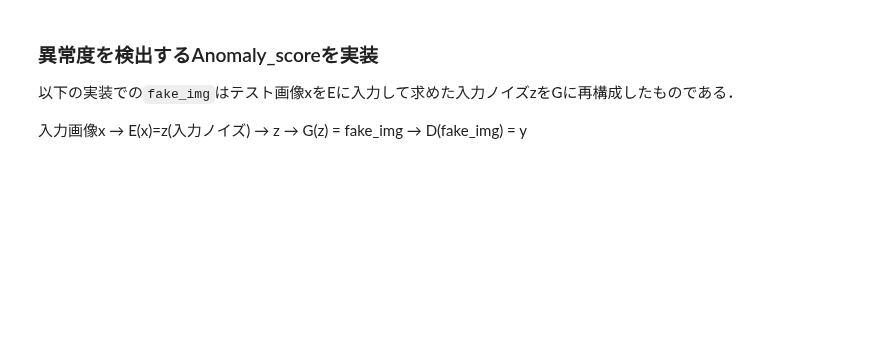
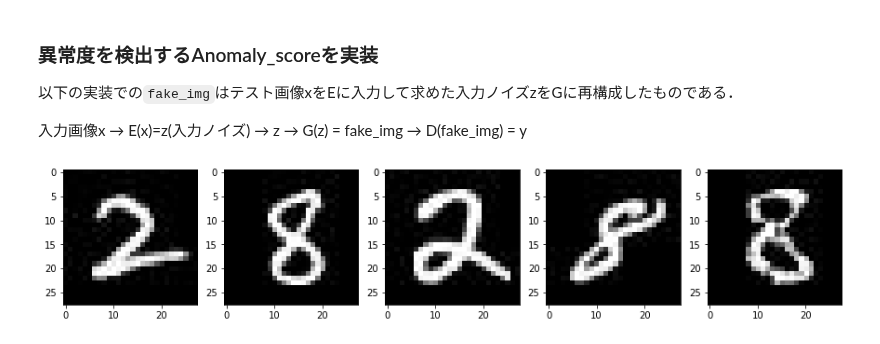
Before and after one commit to Hase-U/learn_pytorch_advanced, a Jupyter notebook: mycode/6_gan_anomaly_detection/EfficientGAN.ipynb, the cells around one changed output. Saved outputs shown, nothing was run; the diff lists cells and outputs as text; code cells hidden in the pictures; blank space fills up the shorter version.

````diff
--- a/mycode/6_gan_anomaly_detection/EfficientGAN.ipynb
+++ b/mycode/6_gan_anomaly_detection/EfficientGAN.ipynb
@@ -36,5 +36,6 @@ from torchvision import transforms
 import matplotlib.pyplot as plt
 %matplotlib inline
 # %%
-device = "cpu"
-# device = torch.device("cuda:0" if torch.cuda.is_available() else "cpu")
+# device = "cpu"
+device = torch.device("cuda:0" if torch.cuda.is_available() else "cpu")
+print(device)
@@ -552,8 +555,8 @@ def weights_init(m):
     elif classname.find("Linear") != -1:
         m.bias.data.fill_(0)
 # %%
-init_flag = 0
-model_epoch_num = 300
+init_flag = 1
+model_epoch_num = 1500
 
 G = Generator(z_dim = 20)
 D = Discriminator(z_dim = 20)
@@ -571,21 +574,25 @@ if init_flag == 0:
 else:
 
 #     学習済みモデルの適用
-#     G.to(device)
-#     D.to(device)
-#     E.to(device)
+    G.to(device)
+    D.to(device)
+    E.to(device)
 
     g_weights = torch.load("weights/bigan_g_"+ str(model_epoch_num)+ ".pth",
                             map_location={'cuda:0': 'cpu'})
     d_weights = torch.load("weights/bigan_d_"+ str(model_epoch_num)+ ".pth",
                             map_location={'cuda:0': 'cpu'})
-    e_weights = torch.load("weights/bigan_d_"+ str(model_epoch_num)+ ".pth",
+    e_weights = torch.load("weights/bigan_e_"+ str(model_epoch_num)+ ".pth",
                             map_location={'cuda:0': 'cpu'})
 
 
-    G.load_state_dict(g_weights)
-    D.load_state_dict(d_weights)
-    E.load_state_dict(e_weights)
+    print(G.load_state_dict(g_weights))
+    print(D.load_state_dict(d_weights))
+    print(E.load_state_dict(e_weights))
+
+    G_update = G
+    D_update = D
+    E_update = E
 
     print("ネットワークのモデル適用完了")
 # %% [output]
@@ -681,6 +709,18 @@ test_dataloader = torch.utils.data.DataLoader(
 以下の実装での```fake_img```はテスト画像xをEに入力して求めた入力ノイズzをGに再構成したものである．
 
 入力画像x → E(x)=z(入力ノイズ) → z → G(z) = fake_img → D(fake_img) = y
+# %%
+# テストデータの確認
+batch_iterator = iter(test_dataloader)  # イテレータに変換
+imges = next(batch_iterator)  # 1番目の要素を取り出す
+
+fig = plt.figure(figsize=(15, 6))
+for i in range(0, 5):
+    # 上段に訓練データを
+    plt.subplot(2, 5, i+1)
+    plt.imshow(imges[i][0].cpu().detach().numpy(), 'gray')
+# %% [output]
+[figure, added]
 # %%
 def Anomaly_score(x, fake_img, z_out_real, D, Lambda = 0.1):
 
````
Also changed, not shown: parts of 7 cells of this notebook.
